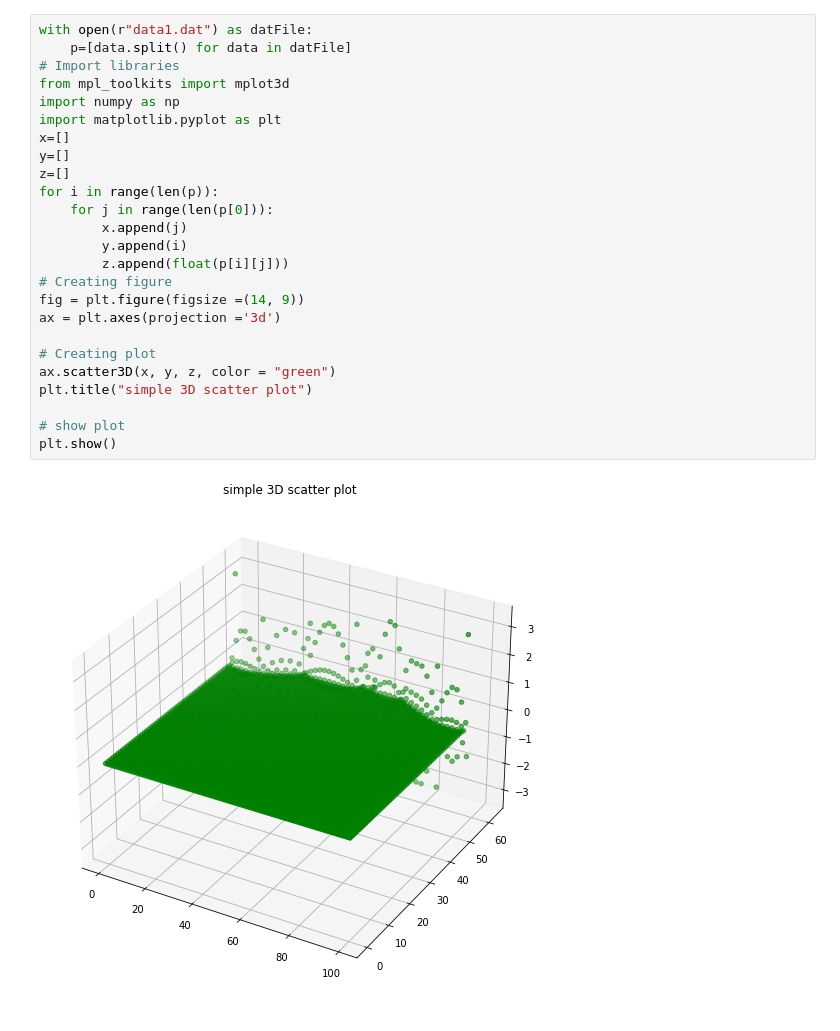
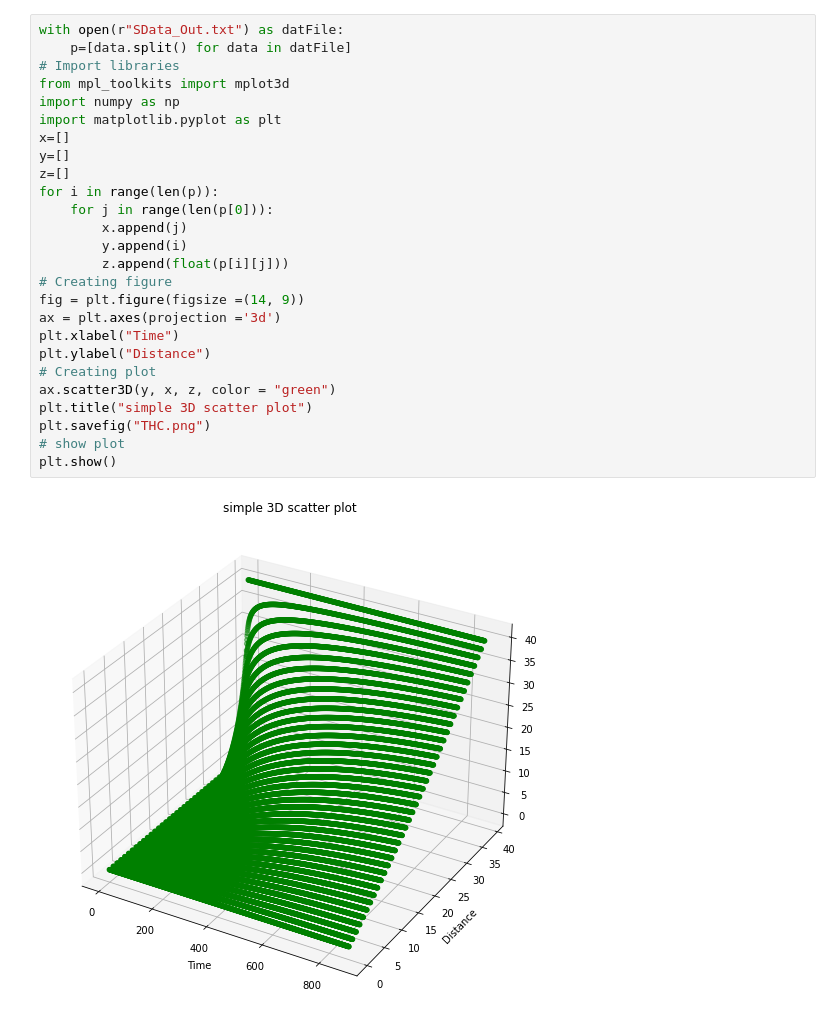
Before and after one commit to oommenpjose/Climate-Modelling, a Jupyter notebook: oommen/plot.ipynb, the cells around one changed output. Cells and saved outputs as stored; diff of their text form.

```diff
--- a/oommen/plot.ipynb
+++ b/oommen/plot.ipynb
@@ -1,27 +1,28 @@
 # %%
-with open(r"data1.dat") as datFile:
+with open(r"SData_Out.txt") as datFile:
     p=[data.split() for data in datFile]
 # Import libraries
 from mpl_toolkits import mplot3d
 import numpy as np
 import matplotlib.pyplot as plt
 x=[]
 y=[]
 z=[]
 for i in range(len(p)):
     for j in range(len(p[0])):
         x.append(j)
         y.append(i)
         z.append(float(p[i][j]))
 # Creating figure
 fig = plt.figure(figsize =(14, 9))
 ax = plt.axes(projection ='3d')
-
+plt.xlabel("Time")
+plt.ylabel("Distance")
 # Creating plot
-ax.scatter3D(x, y, z, color = "green")
+ax.scatter3D(y, x, z, color = "green")
 plt.title("simple 3D scatter plot")
-
+plt.savefig("THC.png")
 # show plot
 plt.show()
 # %% [output]
-[figure, old version]
+[figure, new version]
```
Also changed, not shown: 2 other files.
